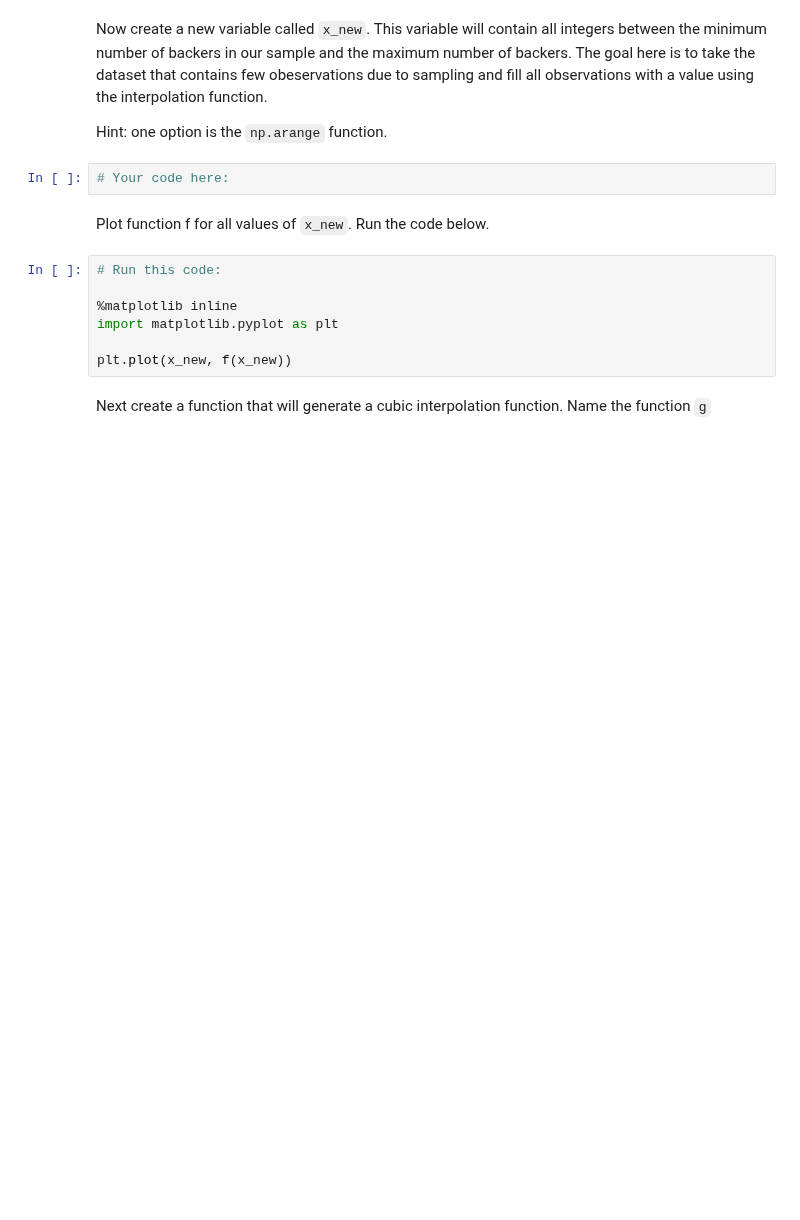
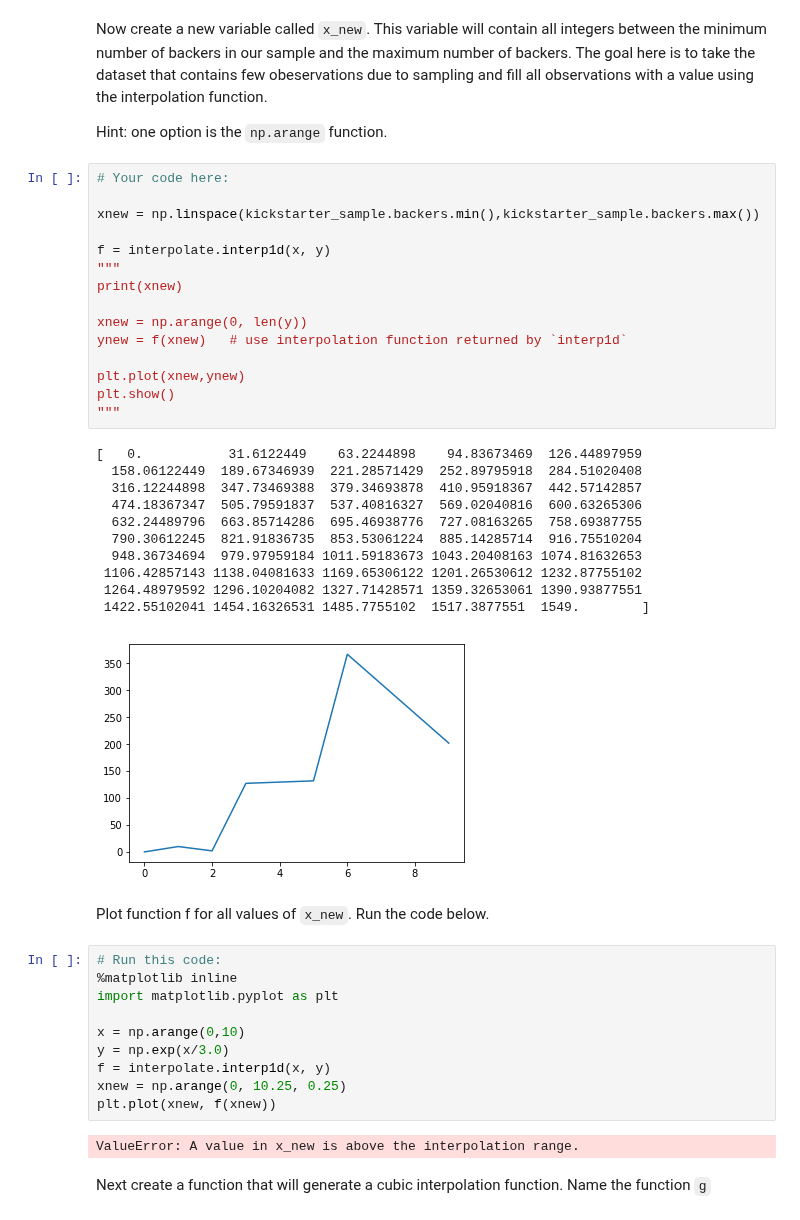
Before and after one commit to davidlafuentem/data-labs, a Jupyter notebook: module-2/lab-intro-to-scipy/your-code/main.ipynb, the cells around one changed output. Drawn from its saved outputs; the diff is of its cells as text; blank space fills up the shorter version.

```diff
--- a/module-2/lab-intro-to-scipy/your-code/main.ipynb
+++ b/module-2/lab-intro-to-scipy/your-code/main.ipynb
@@ -129,17 +162,47 @@ Next, create a linear interpolation of the backers as a function of `usd_pledged
 Now create a new variable called `x_new`. This variable will contain all integers between the minimum number of backers in our sample and the maximum number of backers. The goal here is to take the dataset that contains few obeservations due to sampling and fill all observations with a value using the interpolation function.
 
 Hint: one option is the `np.arange` function.
-# %%
-# Your code here:
+# %%
+# Your code here:
+
+xnew = np.linspace(kickstarter_sample.backers.min(),kickstarter_sample.backers.max())
+
+f = interpolate.interp1d(x, y)
+"""
+print(xnew)
+
+xnew = np.arange(0, len(y))
+ynew = f(xnew)   # use interpolation function returned by `interp1d`
+
+plt.plot(xnew,ynew)
+plt.show()
+"""
+# %% [output]
+[   0.           31.6122449    63.2244898    94.83673469  126.44897959
+  158.06122449  189.67346939  221.28571429  252.89795918  284.51020408
+  316.12244898  347.73469388  379.34693878  410.95918367  442.57142857
+  474.18367347  505.79591837  537.40816327  569.02040816  600.63265306
+  632.24489796  663.85714286  695.46938776  727.08163265  758.69387755
+  790.30612245  821.91836735  853.53061224  885.14285714  916.75510204
+  948.36734694  979.97959184 1011.59183673 1043.20408163 1074.81632653
+ 1106.42857143 1138.04081633 1169.65306122 1201.26530612 1232.87755102
+ 1264.48979592 1296.10204082 1327.71428571 1359.32653061 1390.93877551
+ 1422.55102041 1454.16326531 1485.7755102  1517.3877551  1549.        ]
+[figure, added]
 # %% [markdown]
 Plot function f for all values of `x_new`. Run the code below.
 # %%
 # Run this code:
-
 %matplotlib inline
 import matplotlib.pyplot as plt
 
-plt.plot(x_new, f(x_new))
+x = np.arange(0,10)
+y = np.exp(x/3.0)
+f = interpolate.interp1d(x, y)
+xnew = np.arange(0, 10.25, 0.25)
+plt.plot(xnew, f(xnew))
+# %% [output]
+ValueError: A value in x_new is above the interpolation range.
 # %% [markdown]
 Next create a function that will generate a cubic interpolation function. Name the function `g`
 # %%
```
Also changed, not shown: parts of 12 cells of this notebook.
